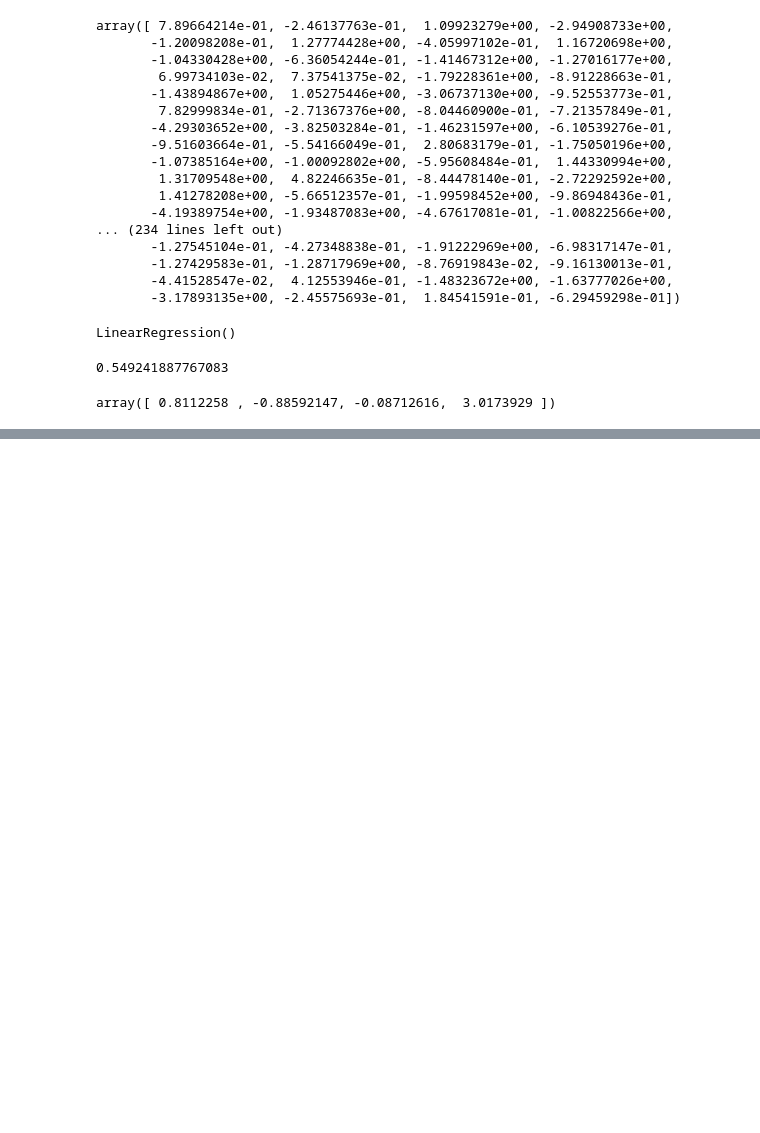
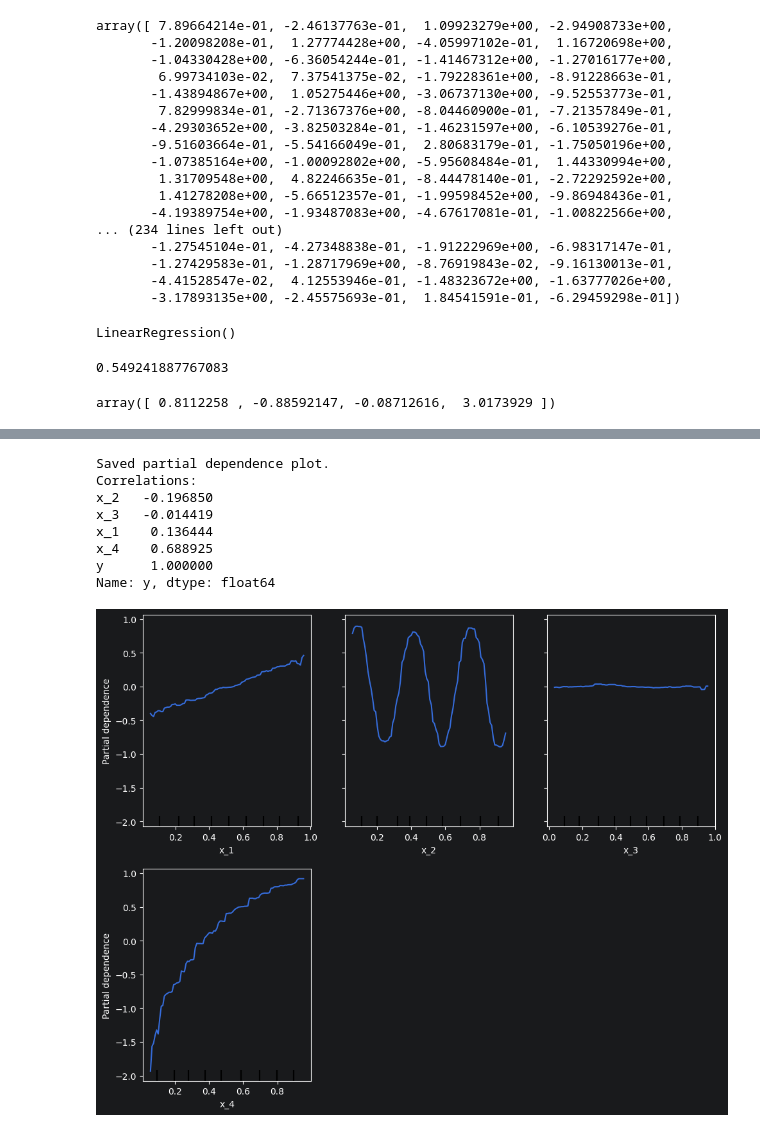
Before and after one commit to smdbz/data-science, a Jupyter notebook: notebooks/data_science_explained/data_science_fundamentals.ipynb, the cells around one changed output, grey strips where cells are left out. Drawn from its saved outputs; the diff is of its cells as text; code cells hidden in the pictures; blank space fills up the shorter version.

```diff
--- a/notebooks/data_science_explained/data_science_fundamentals.ipynb
+++ b/notebooks/data_science_explained/data_science_fundamentals.ipynb
@@ -204,0 +286,29 @@ array([[<Axes: title={'center': 'y'}>]], dtype=object)
+# %%
+from sklearn.preprocessing import PolynomialFeatures
+from sklearn.pipeline import make_pipeline
+
+poly_model = make_pipeline(PolynomialFeatures(degree=2), LinearRegression())
+poly_model.fit(X_train, y_train)
+y_pred_poly = poly_model.predict(X_test)
+
+mse_poly = mean_squared_error(y_test, y_pred_poly)
+r2_poly = r2_score(y_test, y_pred_poly)
+
+print(f"Polynomial Regression (degree=2): MSE = {mse_poly:.4f}, R2 = {r2_poly:.4f}")
+
+poly_model3 = make_pipeline(PolynomialFeatures(degree=3), LinearRegression())
+poly_model3.fit(X_train, y_train)
+y_pred_poly3 = poly_model3.predict(X_test)
+mse_poly3 = mean_squared_error(y_test, y_pred_poly3)
+r2_poly3 = r2_score(y_test, y_pred_poly3)
+print(f"Polynomial Regression (degree=3): MSE = {mse_poly3:.4f}, R2 = {r2_poly3:.4f}")
+
+# Look at the coefficients of the degree 2 polynomial
+poly_features = poly_model.named_steps['polynomialfeatures'].get_feature_names_out(X.columns)
+coefs = poly_model.named_steps['linearregression'].coef_
+intercept = poly_model.named_steps['linearregression'].intercept_
+
+print(f"\nIntercept: {intercept}")
+for name, coef in zip(poly_features, coefs):
+    if abs(coef) > 0.1: # Only print significant coefficients
+        print(f"{name}: {coef:.4f}")
@@ -204,0 +333,22 @@ array([[<Axes: title={'center': 'y'}>]], dtype=object)
+# %%
+from sklearn.inspection import PartialDependenceDisplay
+
+fig, ax = plt.subplots(figsize=(10, 8))
+PartialDependenceDisplay.from_estimator(models['Gradient Boosting'], X_train, features=[0, 1, 2, 3], ax=ax)
+plt.tight_layout()
+plt.savefig('partial_dependence.png')
+print("Saved partial dependence plot.")
+
+# Checking correlations with target
+print("Correlations:")
+print(df.corr()['y'].sort_values())
+# %% [output]
+Saved partial dependence plot.
+Correlations:
+x_2   -0.196850
+x_3   -0.014419
+x_1    0.136444
+x_4    0.688925
+y      1.000000
+Name: y, dtype: float64
+[figure, added]
```
Also changed, not shown: parts of 8 cells of this notebook, 1 other file.
